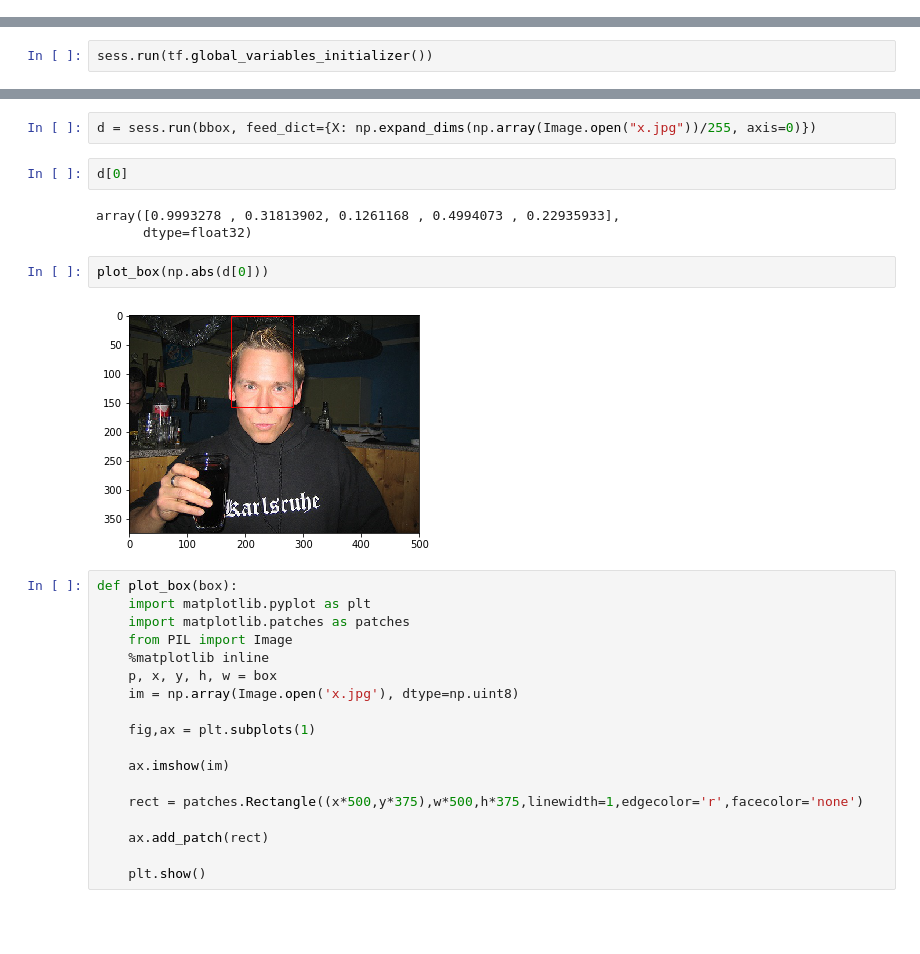
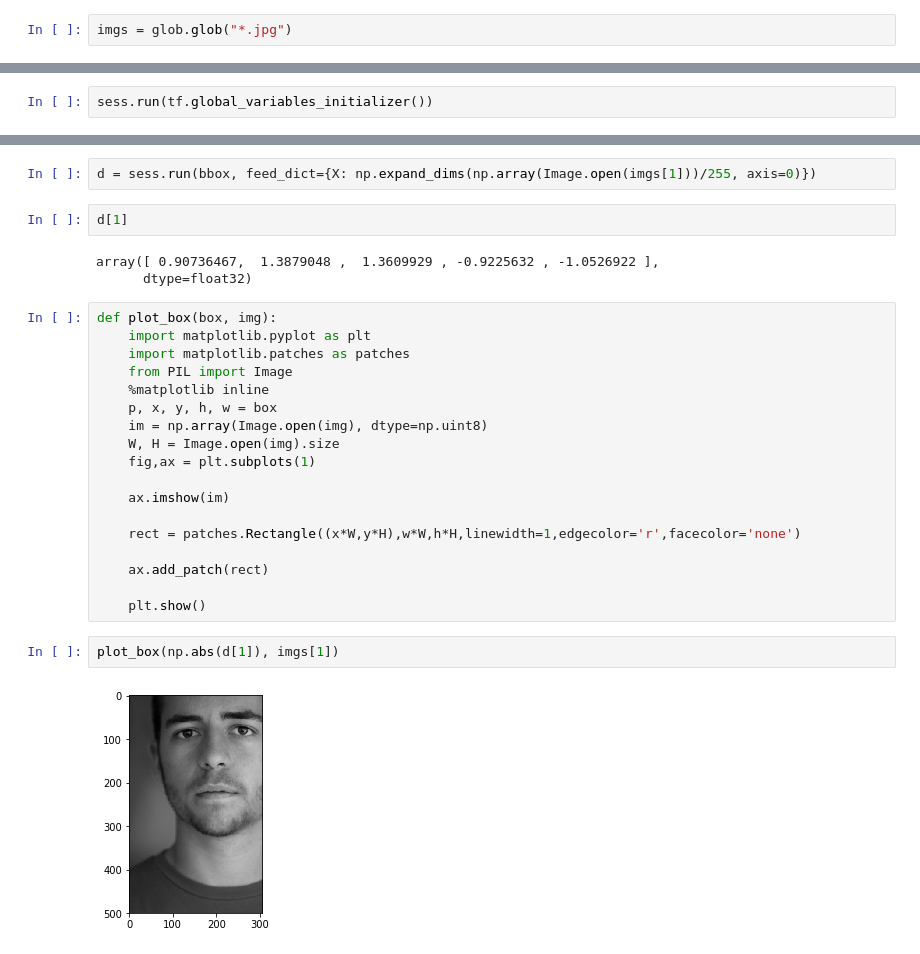
Before and after one commit to PretentiousOnPurpose/One-Shot-Face-Detection-using-VGGFace, a Jupyter notebook: SSD_Train.ipynb, the cells around one changed output, grey strips where cells are left out. Cells and saved outputs as stored; diff of their text form; blank space fills up the shorter version.

```diff
--- a/SSD_Train.ipynb
+++ b/SSD_Train.ipynb
@@ -10,3 +11,5 @@ from keras.layers import Conv2D
 from keras_vggface.vggface import VGGFace
 from keras.models import Model, Sequential
 from keras.layers import Conv2D, BatchNormalization, Activation, MaxPool2D, Dropout
+# %%
+imgs = glob.glob("*.jpg")
@@ -216,29 +248,29 @@ KeyboardInterrupt:
 # %%
-d = sess.run(bbox, feed_dict={X: np.expand_dims(np.array(Image.open("x.jpg"))/255, axis=0)})
+d = sess.run(bbox, feed_dict={X: np.expand_dims(np.array(Image.open(imgs[1]))/255, axis=0)})
 # %%
-d[0]
+d[1]
 # %% [output]
-array([0.9993278 , 0.31813902, 0.1261168 , 0.4994073 , 0.22935933],
+array([ 0.90736467,  1.3879048 ,  1.3609929 , -0.9225632 , -1.0526922 ],
       dtype=float32)
+# %%
+def plot_box(box, img):
+    import matplotlib.pyplot as plt
+    import matplotlib.patches as patches
+    from PIL import Image
+    %matplotlib inline
+    p, x, y, h, w = box
+    im = np.array(Image.open(img), dtype=np.uint8)
+    W, H = Image.open(img).size
+    fig,ax = plt.subplots(1)
+
+    ax.imshow(im)
+
+    rect = patches.Rectangle((x*W,y*H),w*W,h*H,linewidth=1,edgecolor='r',facecolor='none')
+
+    ax.add_patch(rect)
+
+    plt.show()
 # %%
-plot_box(np.abs(d[0]))
+plot_box(np.abs(d[1]), imgs[1])
 # %% [output]
-[figure, old version]
+[figure, new version]
-# %%
-def plot_box(box):
-    import matplotlib.pyplot as plt
-    import matplotlib.patches as patches
-    from PIL import Image
-    %matplotlib inline
-    p, x, y, h, w = box
-    im = np.array(Image.open('x.jpg'), dtype=np.uint8)
-
-    fig,ax = plt.subplots(1)
-
-    ax.imshow(im)
-
-    rect = patches.Rectangle((x*500,y*375),w*500,h*375,linewidth=1,edgecolor='r',facecolor='none')
-
-    ax.add_patch(rect)
-
-    plt.show()
```
Also changed, not shown: parts of 10 cells of this notebook, 1 other file.
